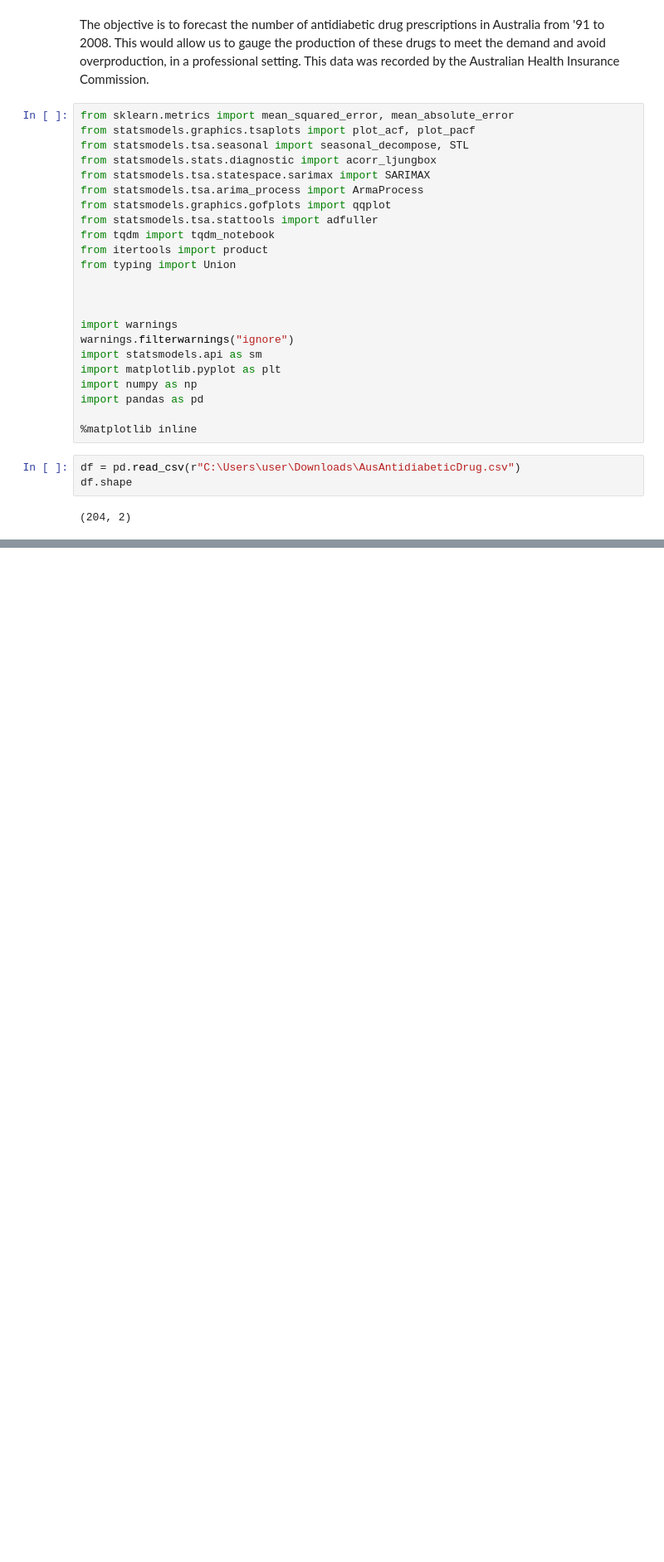
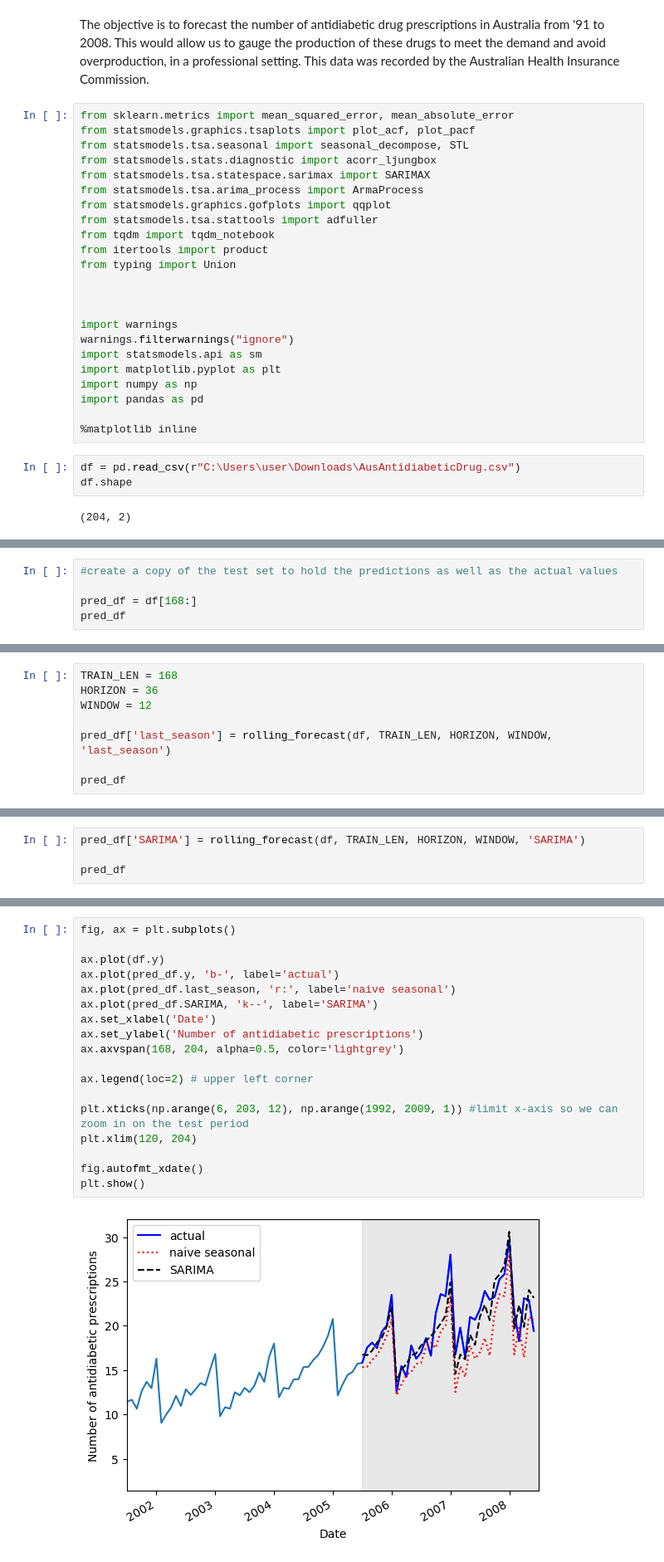
Before and after one commit to Clint-Os/PortfolioProjects, a Jupyter notebook: Forecast antidiabetic drug prescriptions.ipynb, the cells around one changed output, grey strips where cells are left out. Shown: that part at 83% size. Drawn from its saved outputs; the diff is of its cells as text; blank space fills up the shorter version.

```diff
--- a/Forecast antidiabetic drug prescriptions.ipynb
+++ b/Forecast antidiabetic drug prescriptions.ipynb
@@ -32,0 +242,5 @@ df.shape
+# %%
+#create a copy of the test set to hold the predictions as well as the actual values
+
+pred_df = df[168:]
+pred_df
@@ -32,0 +267,8 @@ df.shape
+# %%
+TRAIN_LEN = 168
+HORIZON = 36
+WINDOW = 12
+
+pred_df['last_season'] = rolling_forecast(df, TRAIN_LEN, HORIZON, WINDOW, 'last_season')
+
+pred_df
@@ -32,0 +293,4 @@ df.shape
+# %%
+pred_df['SARIMA'] = rolling_forecast(df, TRAIN_LEN, HORIZON, WINDOW, 'SARIMA')
+
+pred_df
@@ -32,0 +315,20 @@ df.shape
+# %%
+fig, ax = plt.subplots()
+
+ax.plot(df.y)
+ax.plot(pred_df.y, 'b-', label='actual')
+ax.plot(pred_df.last_season, 'r:', label='naive seasonal')
+ax.plot(pred_df.SARIMA, 'k--', label='SARIMA')
+ax.set_xlabel('Date')
+ax.set_ylabel('Number of antidiabetic prescriptions')
+ax.axvspan(168, 204, alpha=0.5, color='lightgrey')
+
+ax.legend(loc=2) # upper left corner
+
+plt.xticks(np.arange(6, 203, 12), np.arange(1992, 2009, 1)) #limit x-axis so we can zoom in on the test period
+plt.xlim(120, 204)
+
+fig.autofmt_xdate()
+plt.show()
+# %% [output]
+[figure, added]
```
Also changed, not shown: parts of 30 cells of this notebook.
